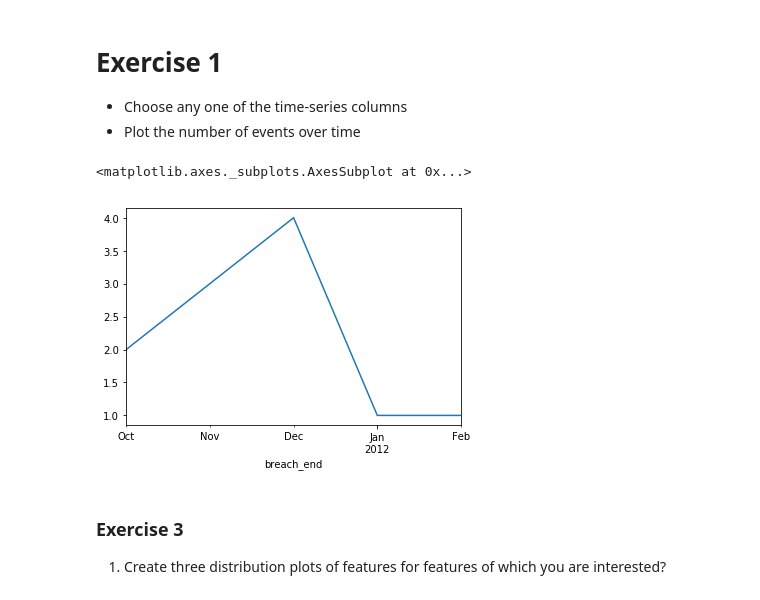
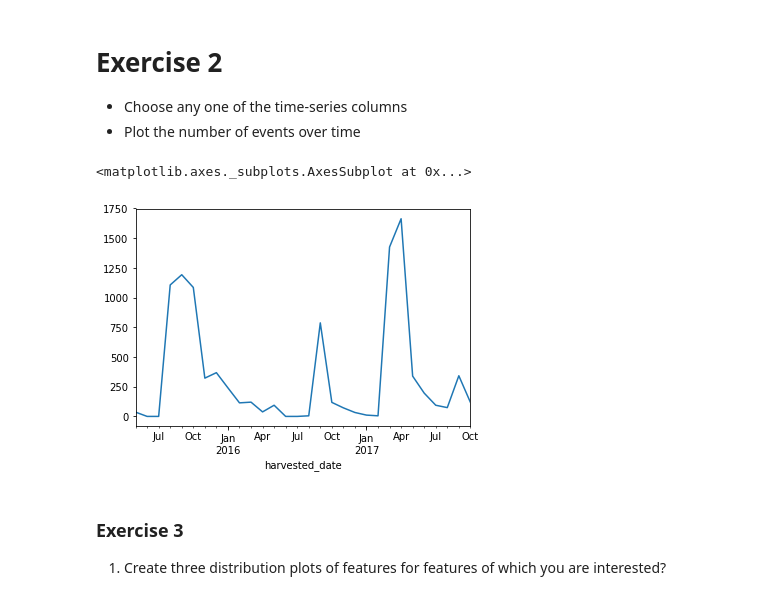
Before and after one commit to inp2/Security-Plus-Data-Science, a Jupyter notebook: Module_07/Module_07_Answers.ipynb, the cells around one changed output. Cells and saved outputs as stored; diff of their text form; code cells hidden in the pictures.

```diff
--- a/Module_07/Module_07_Answers.ipynb
+++ b/Module_07/Module_07_Answers.ipynb
@@ -6,4 +6,4 @@ import datetime
 
 %matplotlib inline
 
-df = pd.read_csv('data/Cyber Security Breaches.csv')
+df = pd.read_csv('data/IRAhandle_tweets.csv')
@@ -9,0 +14,3 @@ df = pd.read_csv('data/Cyber Security Breaches.csv')
+# %%
+df['harvested_date'] = pd.to_datetime(df['harvested_date'])
+df.head()
@@ -10,15 +25,14 @@ df = pd.read_csv('data/Cyber Security Breaches.csv')
 # %% [markdown]
-# Exercise 1
+# Exercise 2
 
 * Choose any one of the time-series columns
 * Plot the number of events over time
 # %%
-df['breach_end'] = pd.to_datetime(df['breach_end'], format='%Y-%m-%d')
-df = df.set_index('breach_end')
-df['Number'].resample('M').count().plot()
+df = df.set_index('harvested_date')
+df['author'].resample('M').count().plot()
 # %% [output]
 <matplotlib.axes._subplots.AxesSubplot at 0x...>
-[figure, old version]
+[figure, new version]
 # %% [markdown]
 ### Exercise 3
 
```
Also changed, not shown: parts of 2 cells of this notebook, 22 other files.
